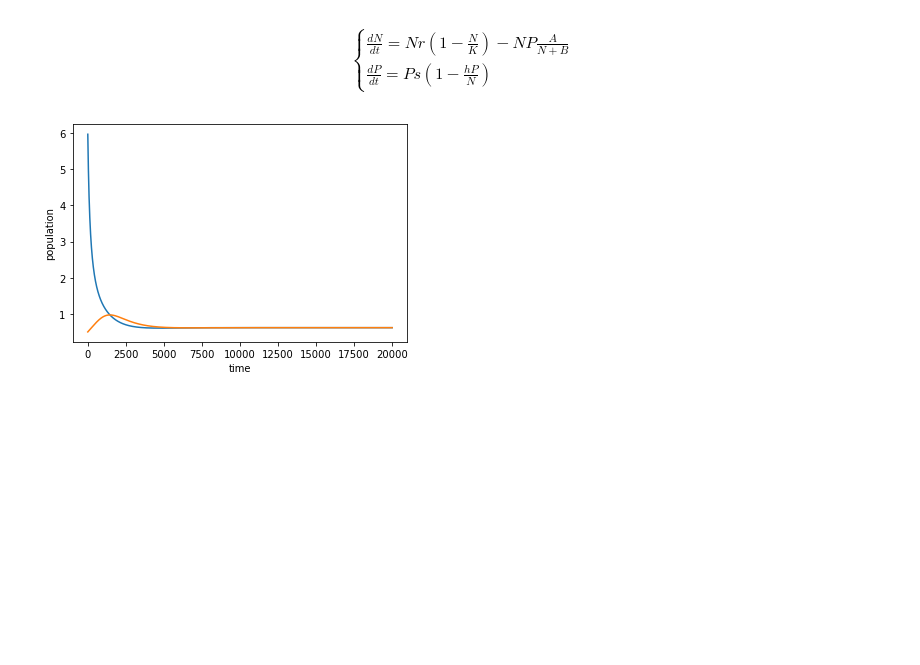
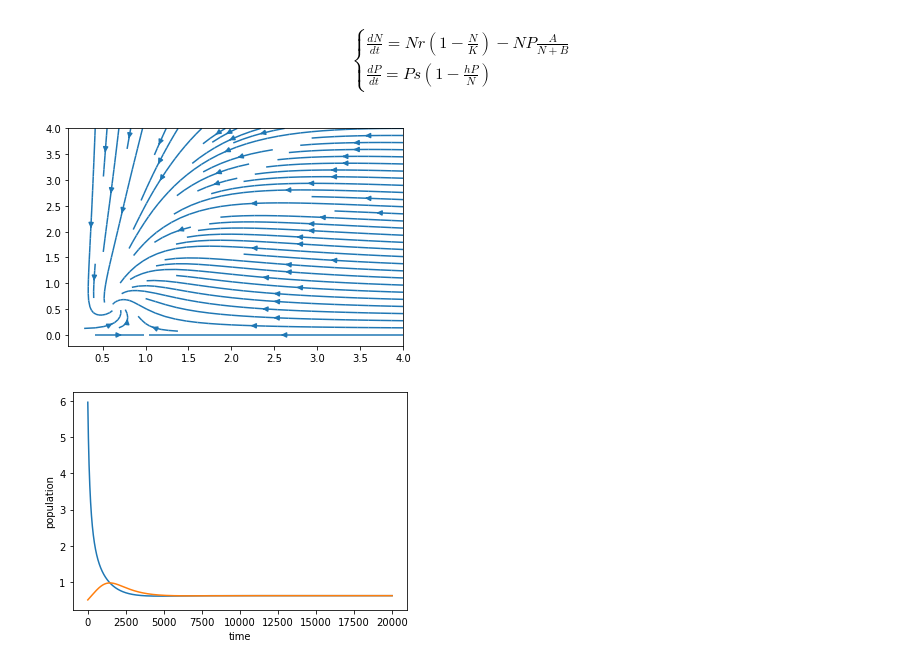
Before and after one commit to Deneverhad/Lotka, a Jupyter notebook: Lotka-Voltera.ipynb, the cells around one changed output. Drawn from its saved outputs; the diff is of its cells as text; code cells hidden in the pictures; blank space fills up the shorter version.

```diff
--- a/Lotka-Voltera.ipynb
+++ b/Lotka-Voltera.ipynb
@@ -133,3 +167,6 @@ According to new assumptions we can formulate the system of differential equatio
 # %%
 ### PHASE PORTAIT
+phase_plot(functions, 4, 15)
+# %% [output]
+[figure, added]
 # %%
```
Also changed, not shown: parts of 5 cells of this notebook.
